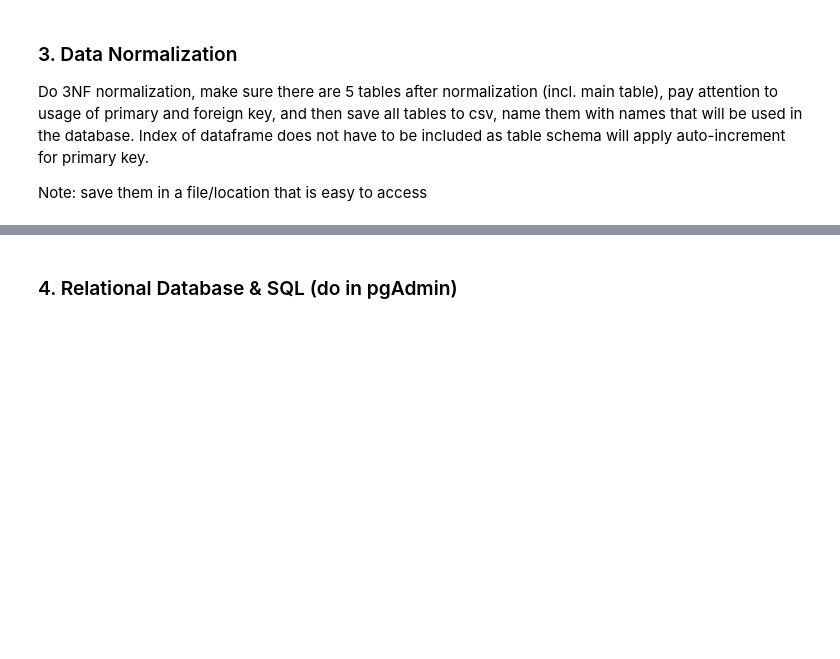
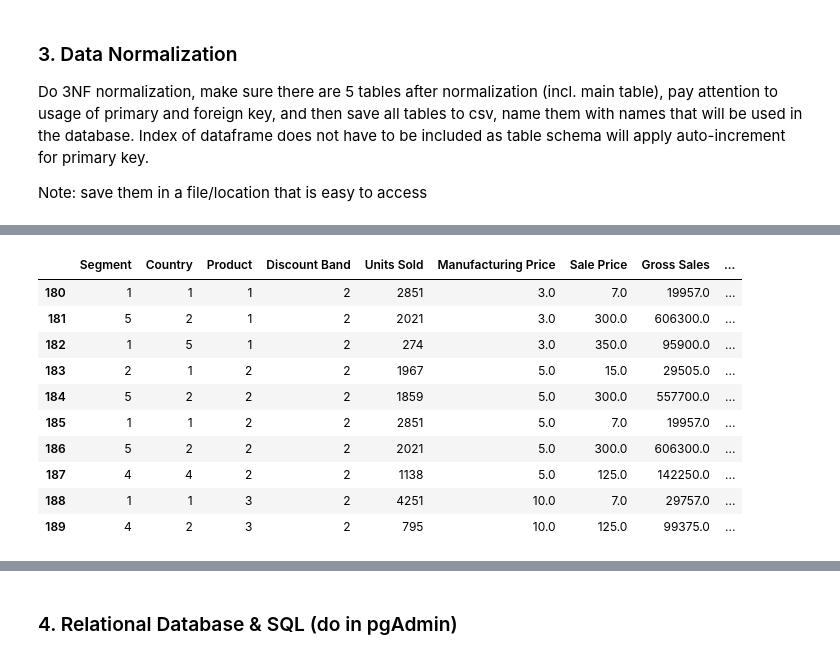
Before and after one commit to AdeWT/AdeWT-Hacktiv8-things, a Jupyter notebook: gc2.ipynb, the cells around one changed output, grey strips where cells are left out. Saved outputs shown, nothing was run; the diff lists cells and outputs as text; code cells hidden in the pictures; blank space fills up the shorter version.

```diff
--- a/gc2.ipynb
+++ b/gc2.ipynb
@@ -252,0 +270,3 @@ df1
+# %%
+df1['Date'] = pd.to_datetime(df1['Date'], format="%d/%m/%Y")
+df1['Date']
@@ -283 +418,16 @@ Note: save them in a file/location that is easy to access
+# %%
+df1.iloc[180:190]
+# just checking if the assignment of IDs were correct
+# %% [output]
+|  | Segment | Country | Product | Discount Band | Units Sold | Manufacturing Price | Sale Price | Gross Sales | ... |
+| 180 | 1 | 1 | 1 | 2 | 2851 | 3.0 | 7.0 | 19957.0 | ... |
+| 181 | 5 | 2 | 1 | 2 | 2021 | 3.0 | 300.0 | 606300.0 | ... |
+| 182 | 1 | 5 | 1 | 2 | 274 | 3.0 | 350.0 | 95900.0 | ... |
+| 183 | 2 | 1 | 2 | 2 | 1967 | 5.0 | 15.0 | 29505.0 | ... |
+| 184 | 5 | 2 | 2 | 2 | 1859 | 5.0 | 300.0 | 557700.0 | ... |
+| 185 | 1 | 1 | 2 | 2 | 2851 | 5.0 | 7.0 | 19957.0 | ... |
+| 186 | 5 | 2 | 2 | 2 | 2021 | 5.0 | 300.0 | 606300.0 | ... |
+| 187 | 4 | 4 | 2 | 2 | 1138 | 5.0 | 125.0 | 142250.0 | ... |
+| 188 | 1 | 1 | 3 | 2 | 4251 | 10.0 | 7.0 | 29757.0 | ... |
+| 189 | 4 | 2 | 3 | 2 | 795 | 10.0 | 125.0 | 99375.0 | ... |
 # %%
```
Also changed, not shown: parts of 10 cells of this notebook, 1 other file.
